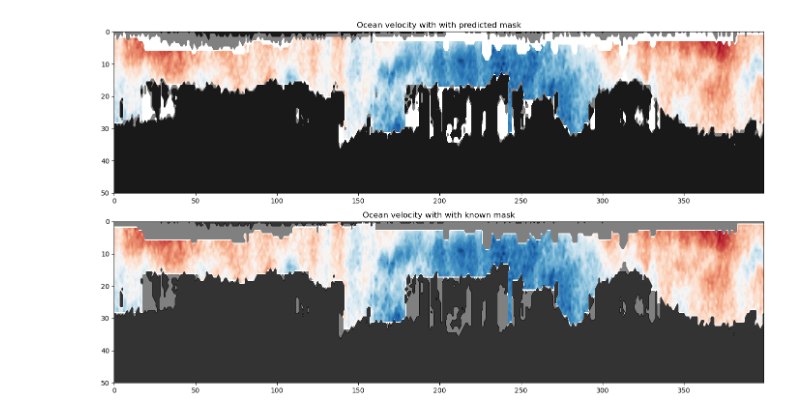
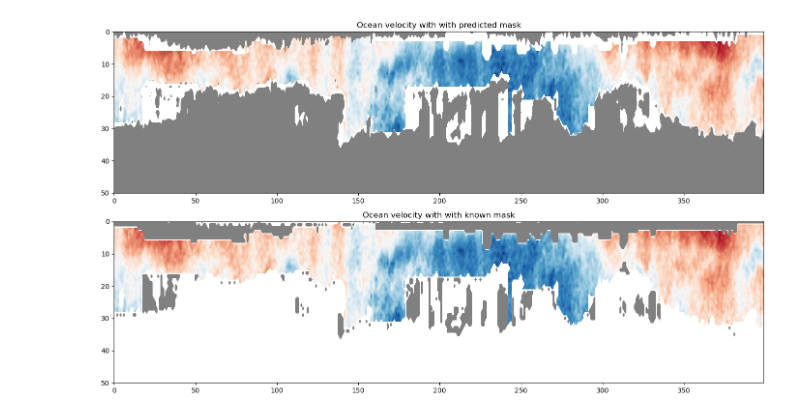
Before and after one commit to jamiesash/flag_model, a Jupyter notebook: bigdatalogh.ipynb, the cells around one changed output. Cells and saved outputs as stored; diff of their text form; code cells hidden in the pictures.

```diff
--- a/bigdatalogh.ipynb
+++ b/bigdatalogh.ipynb
@@ -58,7 +58,7 @@ def db_load(dir = "/home/jamie/cruise_processing/falkortoo/FKt240817/wh300/adcpd
     err = db.get_variable('ERROR_VEL')
     # error velocity sounds nice too
 
-    features = np.stack([amp.flatten(), depth.flatten(), pg.flatten(), err.flatten()], axis=1) # depth.flatten()
+    features = np.stack([amp.flatten(), depth.flatten(), pg.flatten()], axis=1) # depth.flatten() err.flatten()
     predictor =  mask.flatten()
 
     return(features, predictor)
@@ -173,28 +294,28 @@ all_flag[all_flag != 0] = 1
 # %%
 idx = range(3400, 3800)
 
 # Define the feature array and predicted mask array
 feature = u # n by m array
 predicted_mask = pred_flags  # n by m array
 
 fig, ax = plt.subplots(2, 1, figsize=(14, 8))
 contour1 = ax[0].contourf(feature.T[:, idx], cmap='RdBu', levels=50)
 # contour1.set_clim(-0.4, 0.4)
 # Overlay the predicted mask as a contour on top with transparency
 ax[0].contourf(predicted_mask.T[:, idx], levels=[0.5, 1], colors='grey', alpha=1)
-ax[0].contourf(auto_flagged.T[:, idx], levels=[0.5, 1], colors='black', alpha=0.8)
+# ax[0].contourf(auto_flagged.T[:, idx], levels=[0.5, 1], colors='black', alpha=0.8)
 ax[0].set_title('Ocean velocity with with predicted mask')
 ax[0].set_ylim(50, 0)
 
 contour2 = ax[1].contourf(feature.T[:, idx], cmap='RdBu',levels=50)
 # contour2.set_clim(-0.4, 0.4)
 # Overlay the predicted mask as a contour on top with transparency
 ax[1].contourf(bin_flag.T[:, idx], levels=[0.5, 1], colors='grey', alpha=1)
-ax[1].contourf(auto_flagged.T[:, idx], levels=[0.5, 1], colors='black', alpha=0.8)
+# ax[1].contourf(auto_flagged.T[:, idx], levels=[0.5, 1], colors='black', alpha=0.9)
 ax[1].set_title('Ocean velocity with with known mask')
 ax[1].set_ylim(50, 0)
 # fig.colorbar(contour2, ax=ax, orientation='vertical', label="ocean velocity")
 plt.tight_layout()
 plt.show()
 # %% [output]
-[figure, old version]
+[figure, new version]
```
Also changed, not shown: parts of 6 cells of this notebook.
